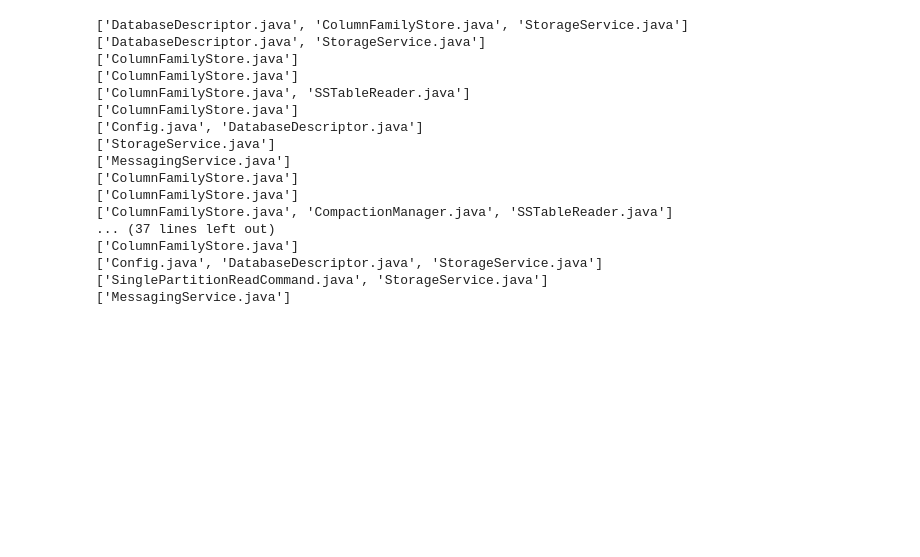
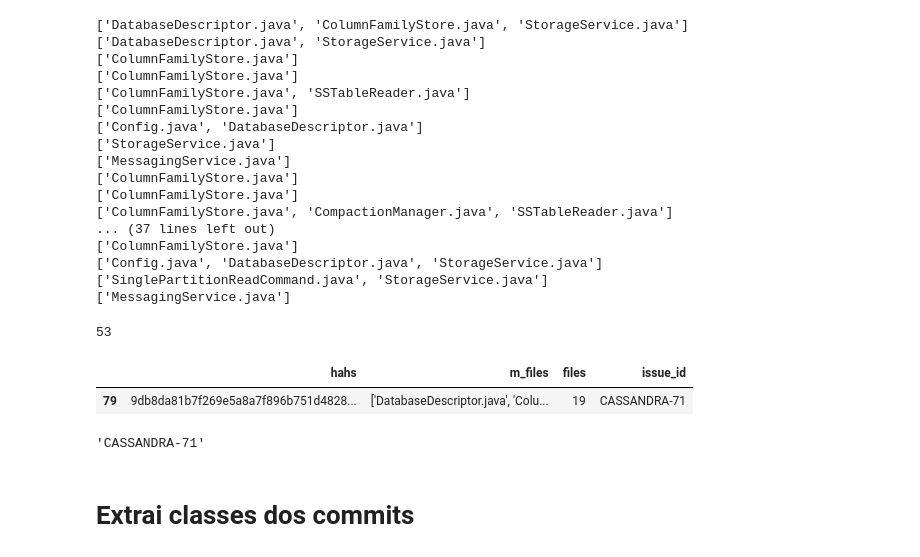
Before and after one commit to armandossrecife/teste, a Jupyter notebook: revisar_experimentos_metodo_tese3.ipynb, the cells around one changed output. Saved outputs shown, nothing was run; the diff lists cells and outputs as text; code cells hidden in the pictures; blank space fills up the shorter version.

```diff
--- a/revisar_experimentos_metodo_tese3.ipynb
+++ b/revisar_experimentos_metodo_tese3.ipynb
@@ -313,3 +305,13 @@ for each in df_analise1.m_files:
 ['Config.java', 'DatabaseDescriptor.java', 'StorageService.java']
 ['SinglePartitionReadCommand.java', 'StorageService.java']
 ['MessagingService.java']
+# %%
+my_commits = df_analise1['hahs'].to_list()
+print(len(my_commits))
+# %% [output]
+53
+# %%
+df_analise1[df_analise1['hahs']=='9db8da81b7f269e5a8a7f896b751d482847d7082']
+# %% [output]
+|  | hahs | m_files | files | issue_id |
+| 79 | 9db8da81b7f269e5a8a7f896b751d4828... | ['DatabaseDescriptor.java', 'Colu... | 19 | CASSANDRA-71 |
@@ -315,0 +324,6 @@ for each in df_analise1.m_files:
+# %%
+get_issue_id_by_hash(df=df_analise1, my_hash='9db8da81b7f269e5a8a7f896b751d482847d7082')
+# %% [output]
+'CASSANDRA-71'
+# %% [markdown]
+# Extrai classes dos commits
```
Also changed, not shown: parts of 14 cells of this notebook.
